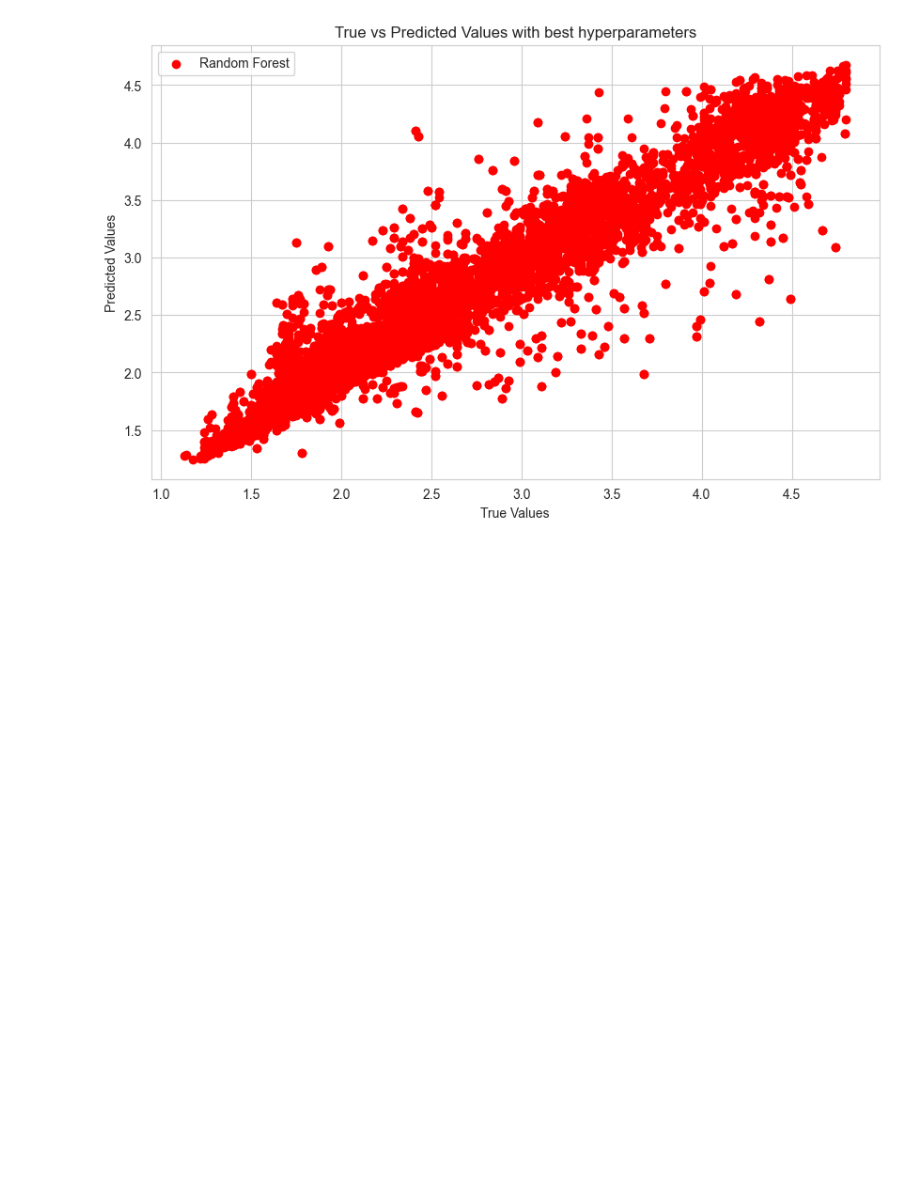
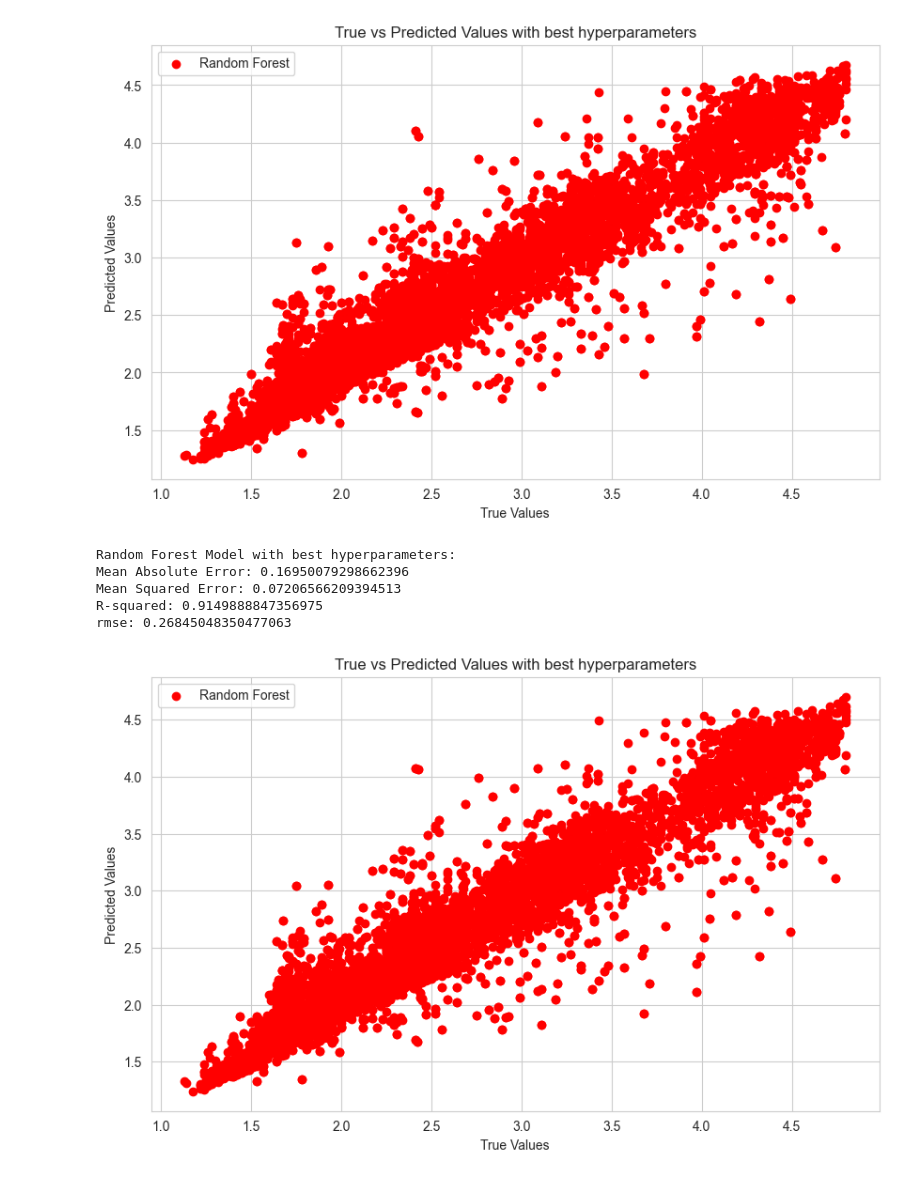
Before and after one commit to zazou-git86/MOS_QOE_Selenium, a Jupyter notebook: MOS_QOE_Selenium.ipynb, the cells around one changed output. Cells and saved outputs as stored; diff of their text form; code cells hidden in the pictures; blank space fills up the shorter version.

Commit message:
début standard scaler

```diff
--- a/MOS_QOE_Selenium.ipynb
+++ b/MOS_QOE_Selenium.ipynb
@@ -582,3 +583,35 @@ Mean Squared Error: 0.07139923830812328
 R-squared: 0.9157750209845745
 rmse: 0.2672063590338435
 [figure]
+# %%
+#Train RF model with best hyperparameters to all features and standardize the data with standard scaler
+X = data[['delay_qos','avg_bitrate','jitter', 'throughput','packet_loss', 'delay_log', 'bitrate_log', 'throughput_jitter', 'delay_jitter','loss_rate','packet_loss_squared' ]]
+y = data['mos']
+scaler = StandardScaler()
+X_scaled = scaler.fit_transform(X)
+X_train, X_test, y_train, y_test = train_test_split(X_scaled, y, test_size=0.2, random_state=42)
+rf_best = RandomForestRegressor(n_estimators=600, max_depth=48, max_features=0.2)
+rf_best.fit(X_train, y_train)
+
+#Evaluate the model
+y_pred_rf_best = rf_best.predict(X_test)
+print("Random Forest Model with best hyperparameters:")
+print("Mean Absolute Error:", mean_absolute_error(y_test, y_pred_rf_best))
+print("Mean Squared Error:", mean_squared_error(y_test, y_pred_rf_best))
+print("R-squared:", r2_score(y_test, y_pred_rf_best))
+print("rmse:", np.sqrt(mean_squared_error(y_test, y_pred_rf_best)))
+# Plotting the predictions
+plt.figure(figsize=(10, 6))
+plt.scatter(y_test, y_pred_rf_best, color='red', label='Random Forest')
+plt.xlabel('True Values')
+plt.ylabel('Predicted Values')
+plt.title('True vs Predicted Values with best hyperparameters')
+plt.legend()
+plt.show()
+# %% [output]
+Random Forest Model with best hyperparameters:
+Mean Absolute Error: 0.16950079298662396
+Mean Squared Error: 0.07206566209394513
+R-squared: 0.9149888847356975
+rmse: 0.26845048350477063
+[figure, added]
```
Also changed, not shown: parts of 2 cells of this notebook.
